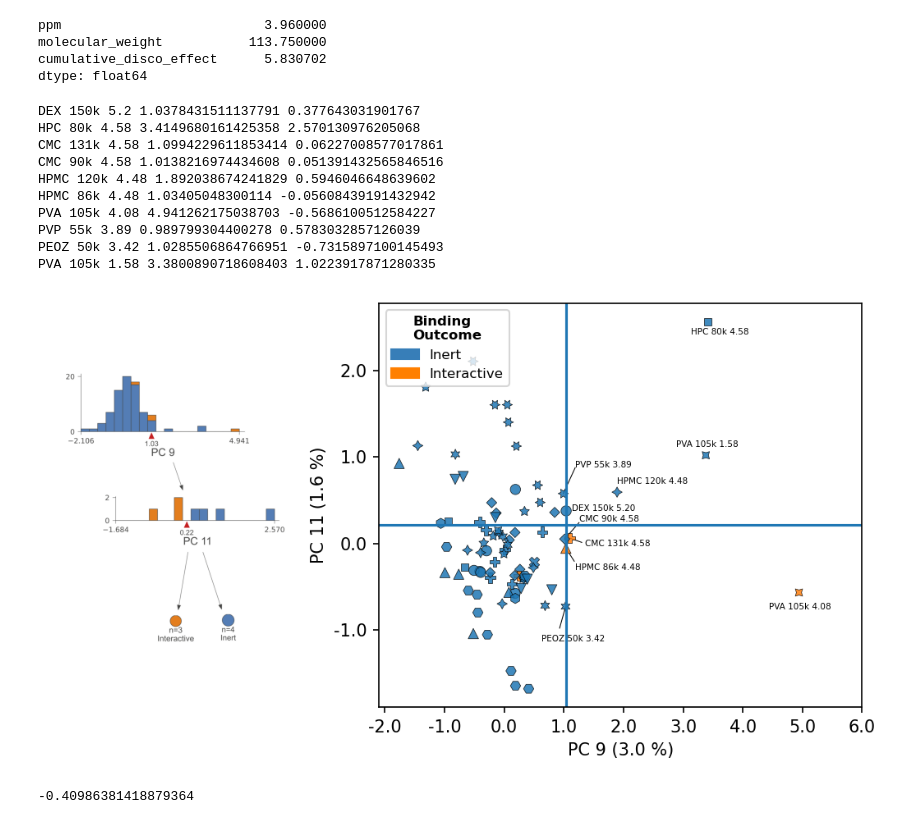
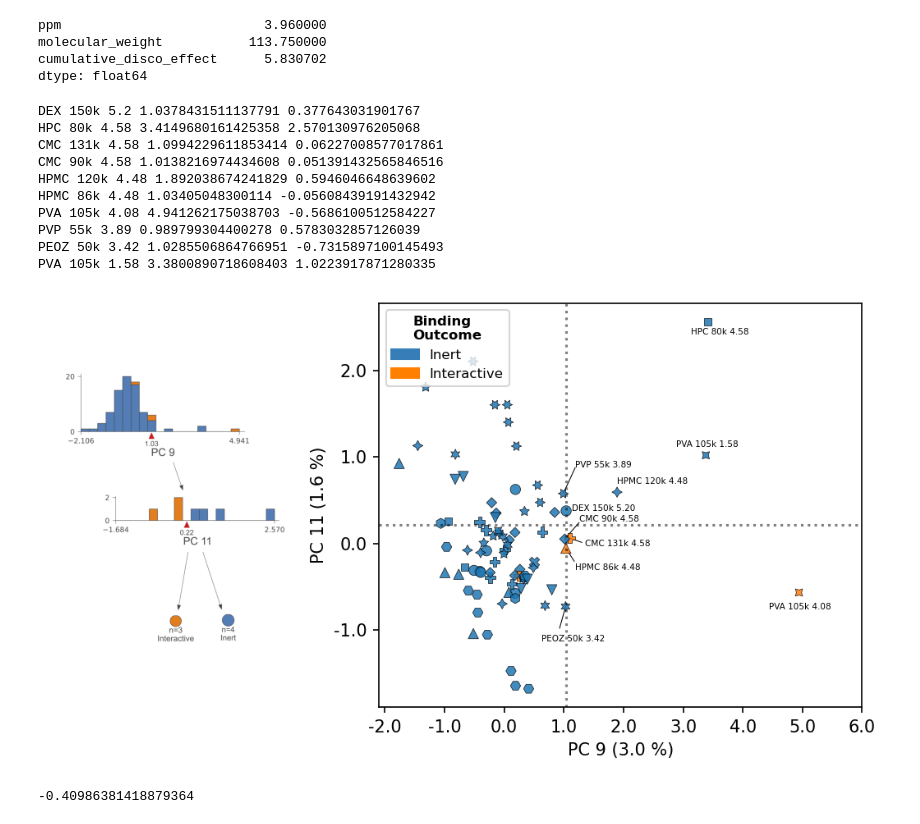
Before and after one commit to Frank-Gu-Lab/infrno, a Jupyter notebook: notebooks/final_model_paper_CDE_rs148.ipynb, the cells around one changed output. Drawn from its saved outputs; the diff is of its cells as text; code cells hidden in the pictures.

```diff
--- a/notebooks/final_model_paper_CDE_rs148.ipynb
+++ b/notebooks/final_model_paper_CDE_rs148.ipynb
@@ -1011,8 +1011,8 @@ g.legend(handles = [inert_patches,interactive_patches],
           loc='upper left', title_fontproperties={'weight': 'bold', 'size':8},
          title='Binding\nOutcome', fontsize=8)
 
-axd['D'].axhline(y=0.22)
-axd['D'].axvline(x=1.031)
+axd['D'].axhline(y=0.22, color = 'k', ls = ':', alpha = 0.5)
+axd['D'].axvline(x=1.031, color = 'k', ls = ':', alpha = 0.5)
 
 for ix, proton in third_root_node_df_subset.iterrows():
     ppm = proton['proton_id'].split(' ', -1)[2]
@@ -1058,34 +1058,34 @@ for ix, proton in third_root_node_df_subset.iterrows():
             axd['D'].text(s=proton['proton_id'], x=proton[9]+0.2, y=proton[11]+0.3, fontsize = annot_size)
             axd['D'].plot((proton[9]+0.2, proton[9]), (proton[11]+0.3,
                           proton[11]), color='black', linewidth=0.5, zorder=0)
 
 # ax labels
 axd['D'].set_xlabel(f"PC 9 ({str(np.round(expvar_lookup[8],3)*100)} %)")
 axd['D'].set_ylabel(f"PC 11 ({str(np.round(expvar_lookup[10],3)*100)} %)")
 axd['D'].xaxis.set_major_formatter('{x:0<3.1f}')
 axd['D'].yaxis.set_major_formatter('{x:0<3.1f}')
 
 plt.xlim(-2.1,6)
 fig.patch.set_facecolor('white')
 plt.tight_layout()
 
 # save as png, svg
 plt.savefig("../figures/main/cross_polymer_h67.png", dpi=1200)
 plt.savefig("../figures/main/cross_polymer_h67.svg", dpi=1200)
 
 plt.show()
 # %% [output]
 DEX 150k 5.2 1.0378431511137791 0.377643031901767
 HPC 80k 4.58 3.4149680161425358 2.570130976205068
 CMC 131k 4.58 1.0994229611853414 0.06227008577017861
 CMC 90k 4.58 1.0138216974434608 0.051391432565846516
 HPMC 120k 4.48 1.892038674241829 0.5946046648639602
 HPMC 86k 4.48 1.03405048300114 -0.05608439191432942
 PVA 105k 4.08 4.941262175038703 -0.5686100512584227
 PVP 55k 3.89 0.989799304400278 0.5783032857126039
 PEOZ 50k 3.42 1.0285506864766951 -0.7315897100145493
 PVA 105k 1.58 3.3800890718608403 1.0223917871280335
-[figure, old version]
+[figure, new version]
 # %%
 inert_junction = third_root_node_df_subset.copy()
 inert_junction = inert_junction.loc[inert_junction[9]<=1.031]
```
Also changed, not shown: parts of 4 cells of this notebook, 10 other files.
